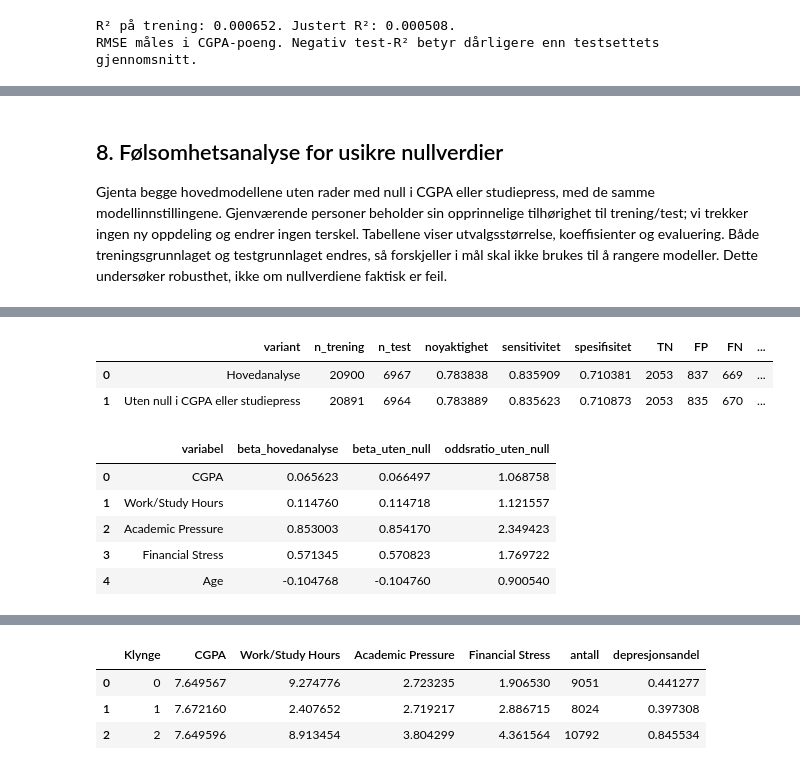
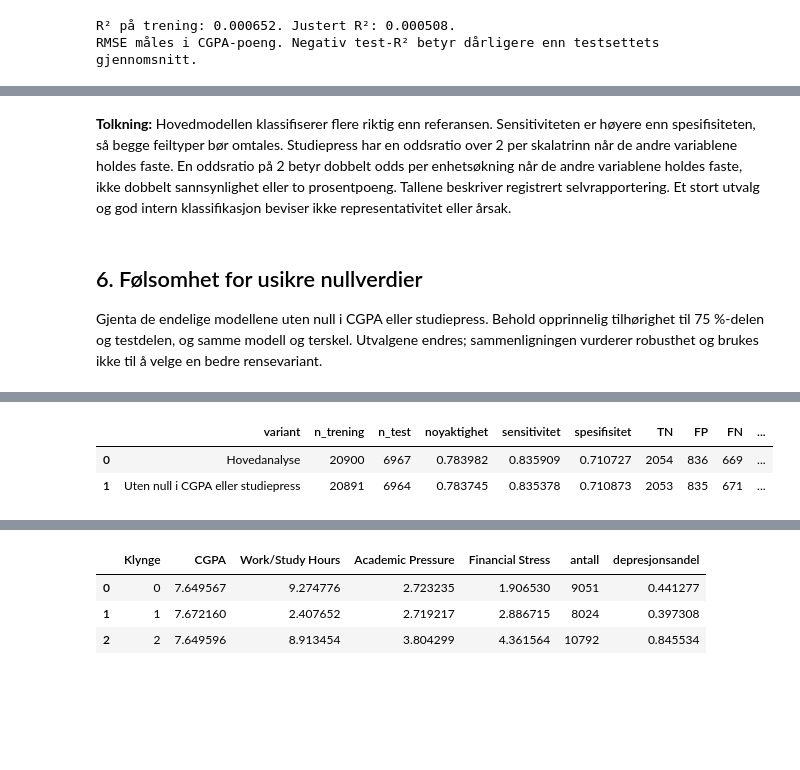
Before and after one commit to holakle/Statistikk_prosjekt, a Jupyter notebook: analyse.ipynb, the cells around one changed output, grey strips where cells are left out. Drawn from its saved outputs; the diff is of its cells as text; code cells hidden in the pictures; blank space fills up the shorter version.

```diff
--- a/analyse.ipynb
+++ b/analyse.ipynb
@@ -418,27 +344,19 @@ Skårene brukes numerisk med samme antakelse om like skalatrinn som i OLS.
 # %%
-klassifikator = make_pipeline(StandardScaler(), LogisticRegression(C=1.0, max_iter=1000, random_state=FROE))
-klassifikator.fit(tren[KLASS_VARIABLER], tren['Depression'])
-sannsynlighet = klassifikator.predict_proba(test[KLASS_VARIABLER])[:, 1]
-pred_klass_test = (sannsynlighet >= 0.5).astype(int)
-referanse = DummyClassifier(strategy='most_frequent').fit(tren[KLASS_VARIABLER], tren['Depression'])
-pred_referanse = referanse.predict(test[KLASS_VARIABLER])
-
-def klassifikasjonsmaal(observert, predikert):
-    matrise = confusion_matrix(observert, predikert, labels=[0, 1])
-    tn, fp, fn, tp = matrise.ravel()
-    return {'noyaktighet': accuracy_score(observert, predikert),
-            'sensitivitet': tp / (tp + fn) if tp + fn else np.nan,
-            'spesifisitet': tn / (tn + fp) if tn + fp else np.nan,
-            'TN': int(tn), 'FP': int(fp), 'FN': int(fn), 'TP': int(tp)}
-
+klassifikator = tilpass_logistikk(tren, KLASS_VARIABLER)
+pred_klass_test = prediker_klasse(klassifikator, test, KLASS_VARIABLER)
+vanligste_klasse = tren['Depression'].mode().iloc[0]
+pred_referanse = np.repeat(vanligste_klasse, len(test))
 klass_testtabell = pd.DataFrame([
-    {'modell': 'Logistisk regresjon, fem variabler', **klassifikasjonsmaal(test['Depression'], pred_klass_test)},
-    {'modell': 'Vanligste treningsklasse', **klassifikasjonsmaal(test['Depression'], pred_referanse)},
+    {'modell': 'Logistisk regresjon, fem variabler',
+     **klassifikasjonsmaal(test['Depression'], pred_klass_test)},
+    {'modell': 'Vanligste treningsklasse',
+     **klassifikasjonsmaal(test['Depression'], pred_referanse)},
 ])
 lagre_tabell(klass_testtabell, 'klassifikasjon_test')
 cm = confusion_matrix(test['Depression'], pred_klass_test, labels=[0, 1])
 fig, ax = plt.subplots(figsize=(5, 4))
-sns.heatmap(cm, annot=True, fmt='d', cmap='Blues', xticklabels=['Nei (0)', 'Ja (1)'], yticklabels=['Nei (0)', 'Ja (1)'], ax=ax)
+sns.heatmap(cm, annot=True, fmt='d', cmap='Blues', xticklabels=['Nei (0)', 'Ja (1)'],
+            yticklabels=['Nei (0)', 'Ja (1)'], ax=ax)
 ax.set(xlabel='Predikert klasse', ylabel='Observert klasse', title='Logistisk regresjon med fem variabler')
 lagre_figur(fig, 'figur3_forvekslingsmatrise.png')
 # %% [output]
@@ -488,11 +380,16 @@ display(Markdown(
-# %% [markdown]
-## 8. Følsomhetsanalyse for usikre nullverdier
-Gjenta begge hovedmodellene uten rader med null i CGPA eller studiepress, med de
-samme modellinnstillingene. Gjenværende personer beholder sin opprinnelige
-tilhørighet til trening/test; vi trekker ingen ny oppdeling og endrer ingen terskel.
-Tabellene viser utvalgsstørrelse, koeffisienter og evaluering. Både treningsgrunnlaget
-og testgrunnlaget endres, så forskjeller i mål skal ikke brukes til å rangere modeller.
-Dette undersøker robusthet, ikke om nullverdiene faktisk er feil.
+# %% [markdown]
+**Tolkning:** Hovedmodellen klassifiserer flere riktig enn referansen. Sensitiviteten
+er høyere enn spesifisiteten, så begge feiltyper bør omtales. Studiepress har en
+oddsratio over 2 per skalatrinn når de andre variablene holdes faste. En oddsratio på 2
+betyr dobbelt odds per enhetsøkning når de andre variablene holdes faste, ikke dobbelt
+sannsynlighet eller to prosentpoeng. Tallene beskriver registrert selvrapportering.
+Et stort utvalg og god intern klassifikasjon beviser ikke representativitet eller årsak.
+# %% [markdown]
+## 6. Følsomhet for usikre nullverdier
+
+Gjenta de endelige modellene uten null i CGPA eller studiepress. Behold opprinnelig
+tilhørighet til 75 %-delen og testdelen, og samme modell og terskel. Utvalgene endres;
+sammenligningen vurderer robusthet og brukes ikke til å velge en bedre rensevariant.
 # %%
 tren_uten_null = tren.loc[tren['CGPA'].gt(0) & tren['Academic Pressure'].gt(0)].copy()
 test_uten_null = test.loc[test['CGPA'].gt(0) & test['Academic Pressure'].gt(0)].copy()
@@ -517,28 +414,17 @@ lagre_tabell(folsomhet, 'regresjon_folsomhet_nullverdier')
 | 0 | Hovedanalyse | 20900 | 6967 | 0.000652 | 0.000370 | 1.468062 | 7.674315 | 0.002909 | ... |
 | 1 | Uten null i CGPA eller studiepress | 20891 | 6964 | 0.000804 | 0.000546 | 1.462287 | 7.681376 | 0.003060 | ... |
 # %%
-klass_uten_null = make_pipeline(StandardScaler(), LogisticRegression(C=1.0, max_iter=1000, random_state=FROE))
-klass_uten_null.fit(tren_uten_null[KLASS_VARIABLER], tren_uten_null['Depression'])
-pred_klass_uten_null = (klass_uten_null.predict_proba(test_uten_null[KLASS_VARIABLER])[:, 1] >= 0.5).astype(int)
+klass_uten_null = tilpass_logistikk(tren_uten_null, KLASS_VARIABLER)
+pred_klass_uten_null = prediker_klasse(klass_uten_null, test_uten_null, KLASS_VARIABLER)
 klass_folsomhet = pd.DataFrame([
     {'variant': 'Hovedanalyse', 'n_trening': len(tren), 'n_test': len(test),
      **klassifikasjonsmaal(test['Depression'], pred_klass_test)},
-    {'variant': 'Uten null i CGPA eller studiepress', 'n_trening': len(tren_uten_null), 'n_test': len(test_uten_null),
+    {'variant': 'Uten null i CGPA eller studiepress',
+     'n_trening': len(tren_uten_null), 'n_test': len(test_uten_null),
      **klassifikasjonsmaal(test_uten_null['Depression'], pred_klass_uten_null)},
 ])
 lagre_tabell(klass_folsomhet, 'klassifikasjon_folsomhet_nullverdier')
-skala_uten_null = klass_uten_null.named_steps['standardscaler']
-beta_uten_null = klass_uten_null.named_steps['logisticregression'].coef_[0] / skala_uten_null.scale_
-lagre_tabell(pd.DataFrame({'variabel': KLASS_VARIABLER, 'beta_hovedanalyse': beta_opprinnelig,
-                          'beta_uten_null': beta_uten_null, 'oddsratio_uten_null': np.exp(beta_uten_null)}),
-             'klassifikasjon_folsomhet_koeffisienter')
 # %% [output]
 |  | variant | n_trening | n_test | noyaktighet | sensitivitet | spesifisitet | TN | FP | FN | ... |
-| 0 | Hovedanalyse | 20900 | 6967 | 0.783838 | 0.835909 | 0.710381 | 2053 | 837 | 669 | ... |
-| 1 | Uten null i CGPA eller studiepress | 20891 | 6964 | 0.783889 | 0.835623 | 0.710873 | 2053 | 835 | 670 | ... |
+| 0 | Hovedanalyse | 20900 | 6967 | 0.783982 | 0.835909 | 0.710727 | 2054 | 836 | 669 | ... |
+| 1 | Uten null i CGPA eller studiepress | 20891 | 6964 | 0.783745 | 0.835378 | 0.710873 | 2053 | 835 | 671 | ... |
-|  | variabel | beta_hovedanalyse | beta_uten_null | oddsratio_uten_null |
-| 0 | CGPA | 0.065623 | 0.066497 | 1.068758 |
-| 1 | Work/Study Hours | 0.114760 | 0.114718 | 1.121557 |
-| 2 | Academic Pressure | 0.853003 | 0.854170 | 2.349423 |
-| 3 | Financial Stress | 0.571345 | 0.570823 | 1.769722 |
-| 4 | Age | -0.104768 | -0.104760 | 0.900540 |
```
Also changed, not shown: parts of 40 cells of this notebook, 14 other files.
